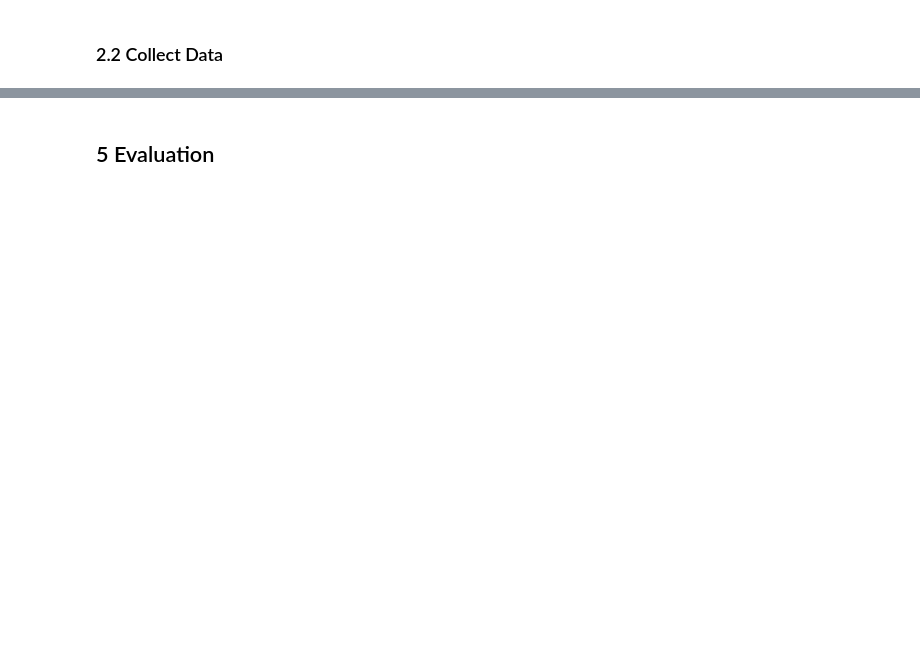
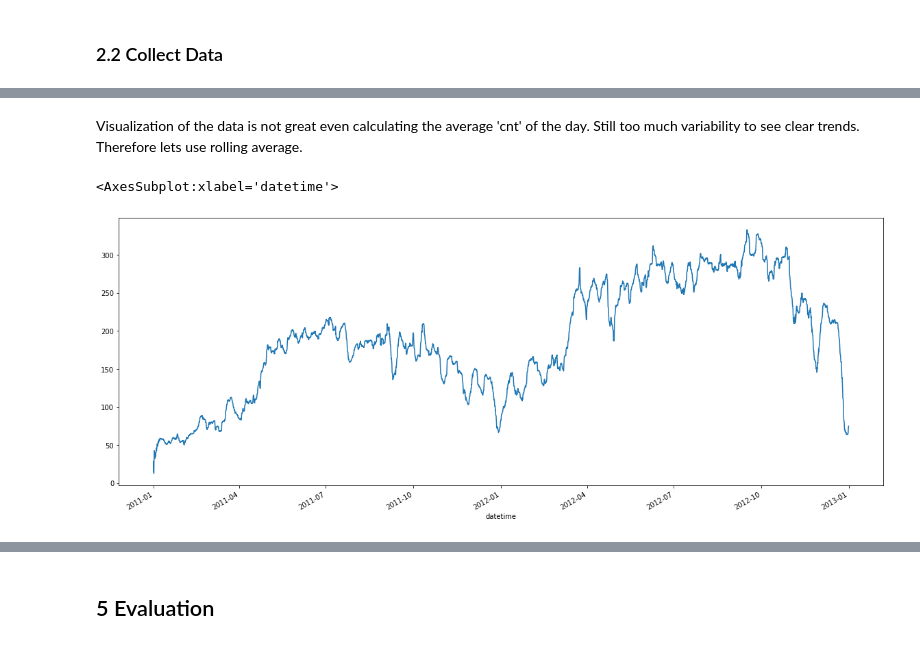
Before and after one commit to hanslemm/Study, a Jupyter notebook: Data Analysis.ipynb, the cells around one changed output, grey strips where cells are left out. Drawn from its saved outputs; the diff is of its cells as text; code cells hidden in the pictures; blank space fills up the shorter version.

```diff
--- a/Data Analysis.ipynb
+++ b/Data Analysis.ipynb
@@ -44,0 +268,7 @@ df=pd.read_csv('Case Study - BI Analyst Wunderflats (Dataset).csv')
+# %% [markdown]
+Visualization of the data is not great even calculating the average 'cnt' of the day. Still too much variability to see clear trends. Therefore lets use rolling average.
+# %%
+df_clean['cnt'].rolling('7d').mean().plot(figsize=(20,8))
+# %% [output]
+<AxesSubplot:xlabel='datetime'>
+[figure, added]
```
Also changed, not shown: parts of 31 cells of this notebook, 2 other files.
